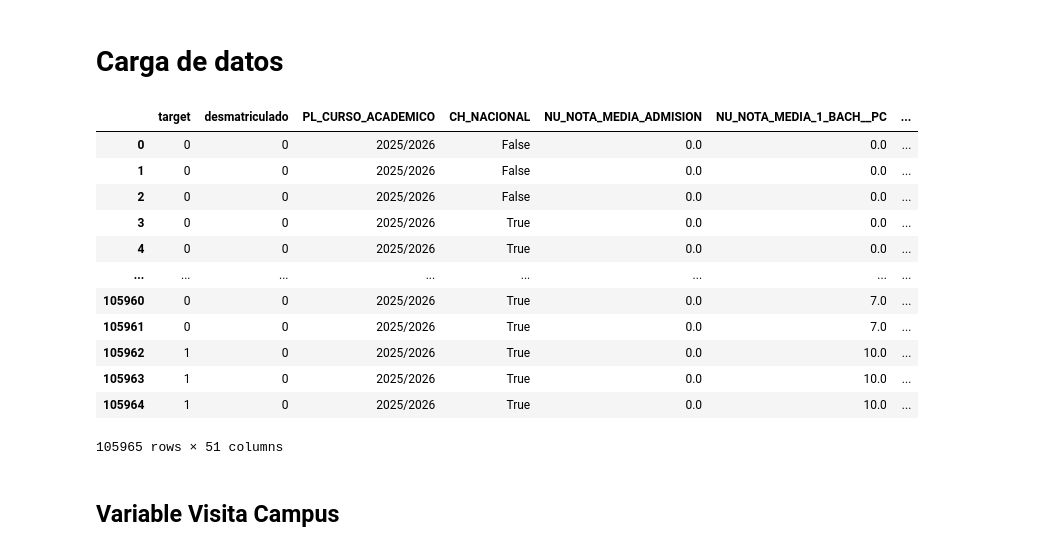
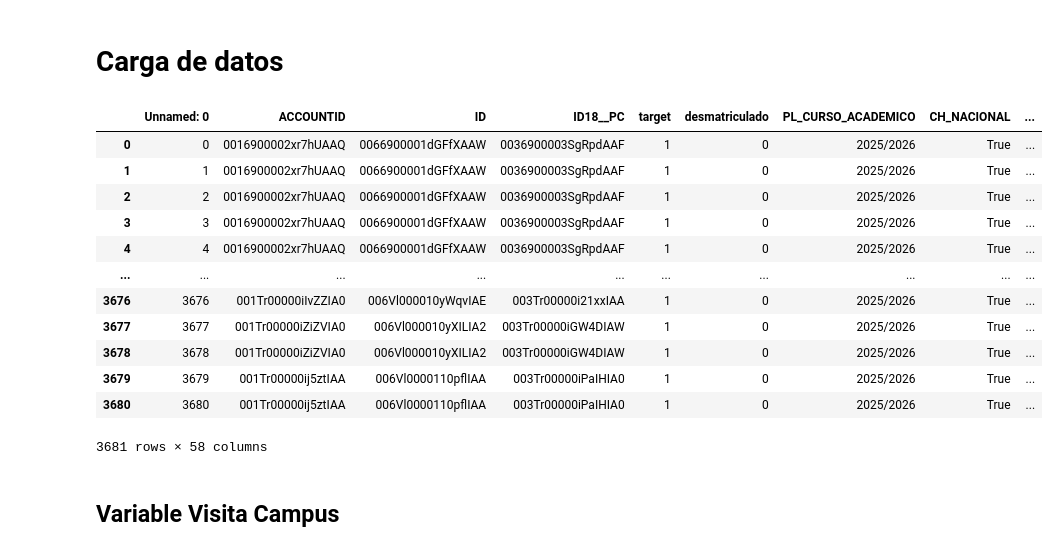
Before and after one commit to MiguelHernandezCorral/UNAV, a Jupyter notebook: notebooks/Comprobando datos - Mario.ipynb, the cells around one changed output. Drawn from its saved outputs; the diff is of its cells as text; code cells hidden in the pictures.

```diff
--- a/notebooks/Comprobando datos - Mario.ipynb
+++ b/notebooks/Comprobando datos - Mario.ipynb
@@ -3,25 +3,25 @@
 # %%
 import pandas as pd
 
 # Cargar el Excel (única hoja)
-df_grado = pd.read_excel(r"C:\Users\0021878\Downloads\test_grado_completo_con_scoring.xlsx")
+df_grado = pd.read_excel(r"C:\Users\0021878\Downloads\test_master_completo_con_scoring 3_prob_real.xlsx")
 
 # Vista rápida de las primeras filas
 df_grado
 # %% [output]
-|  | target | desmatriculado | PL_CURSO_ACADEMICO | CH_NACIONAL | NU_NOTA_MEDIA_ADMISION | NU_NOTA_MEDIA_1_BACH__PC | ... |
-| 0 | 0 | 0 | 2025/2026 | False | 0.0 | 0.0 | ... |
-| 1 | 0 | 0 | 2025/2026 | False | 0.0 | 0.0 | ... |
-| 2 | 0 | 0 | 2025/2026 | False | 0.0 | 0.0 | ... |
-| 3 | 0 | 0 | 2025/2026 | True | 0.0 | 0.0 | ... |
-| 4 | 0 | 0 | 2025/2026 | True | 0.0 | 0.0 | ... |
-| ... | ... | ... | ... | ... | ... | ... | ... |
-| 105960 | 0 | 0 | 2025/2026 | True | 0.0 | 7.0 | ... |
-| 105961 | 0 | 0 | 2025/2026 | True | 0.0 | 7.0 | ... |
-| 105962 | 1 | 0 | 2025/2026 | True | 0.0 | 10.0 | ... |
-| 105963 | 1 | 0 | 2025/2026 | True | 0.0 | 10.0 | ... |
-| 105964 | 1 | 0 | 2025/2026 | True | 0.0 | 10.0 | ... |
+|  | Unnamed: 0 | ACCOUNTID | ID | ID18__PC | target | desmatriculado | PL_CURSO_ACADEMICO | CH_NACIONAL | ... |
+| 0 | 0 | 0016900002xr7hUAAQ | 0066900001dGFfXAAW | 0036900003SgRpdAAF | 1 | 0 | 2025/2026 | True | ... |
+| 1 | 1 | 0016900002xr7hUAAQ | 0066900001dGFfXAAW | 0036900003SgRpdAAF | 1 | 0 | 2025/2026 | True | ... |
+| 2 | 2 | 0016900002xr7hUAAQ | 0066900001dGFfXAAW | 0036900003SgRpdAAF | 1 | 0 | 2025/2026 | True | ... |
+| 3 | 3 | 0016900002xr7hUAAQ | 0066900001dGFfXAAW | 0036900003SgRpdAAF | 1 | 0 | 2025/2026 | True | ... |
+| 4 | 4 | 0016900002xr7hUAAQ | 0066900001dGFfXAAW | 0036900003SgRpdAAF | 1 | 0 | 2025/2026 | True | ... |
+| ... | ... | ... | ... | ... | ... | ... | ... | ... | ... |
+| 3676 | 3676 | 001Tr00000iIvZZIA0 | 006Vl000010yWqvIAE | 003Tr00000i21xxIAA | 1 | 0 | 2025/2026 | True | ... |
+| 3677 | 3677 | 001Tr00000iZiZVIA0 | 006Vl000010yXILIA2 | 003Tr00000iGW4DIAW | 1 | 0 | 2025/2026 | True | ... |
+| 3678 | 3678 | 001Tr00000iZiZVIA0 | 006Vl000010yXILIA2 | 003Tr00000iGW4DIAW | 1 | 0 | 2025/2026 | True | ... |
+| 3679 | 3679 | 001Tr00000ij5ztIAA | 006Vl0000110pflIAA | 003Tr00000iPaIHIA0 | 1 | 0 | 2025/2026 | True | ... |
+| 3680 | 3680 | 001Tr00000ij5ztIAA | 006Vl0000110pflIAA | 003Tr00000iPaIHIA0 | 1 | 0 | 2025/2026 | True | ... |
-105965 rows × 51 columns
+3681 rows × 58 columns
 # %% [markdown]
 ## Variable Visita Campus
 # %% [markdown]
```
Also changed, not shown: parts of 6 cells of this notebook, 1 other file.
